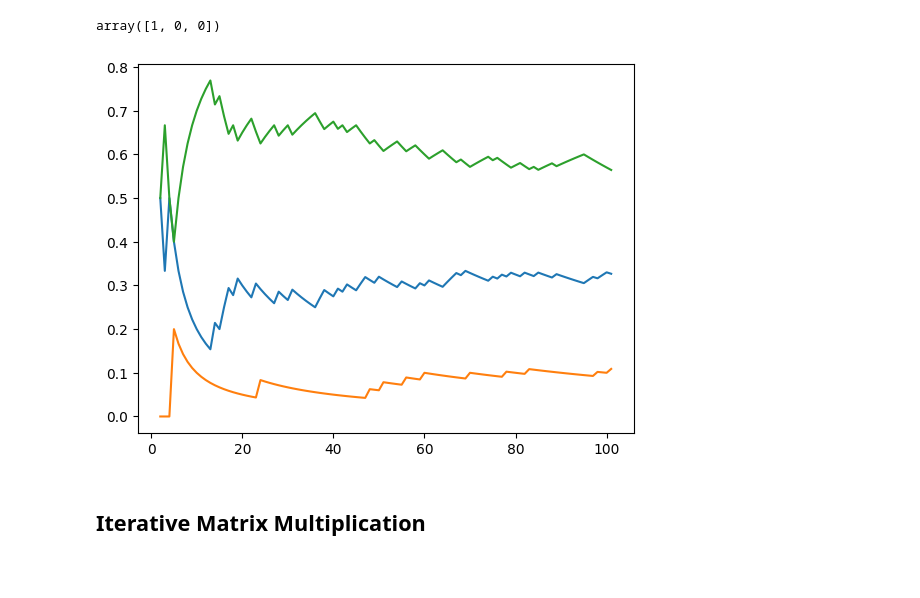
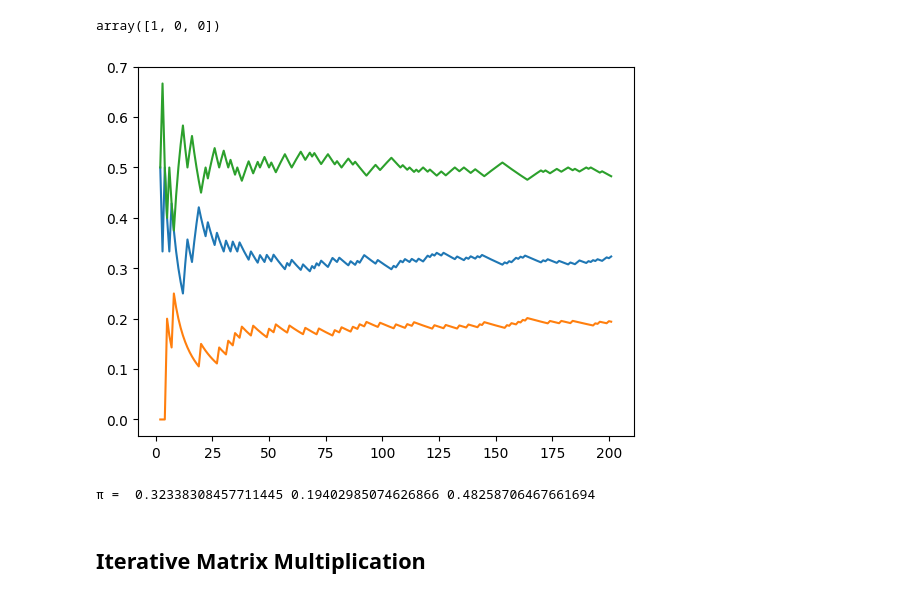
Before and after one commit to QuantFinanceSocietySouthampton/QuantFinanceModel, a Jupyter notebook: Adethya_Workshop.ipynb, the cells around one changed output. Saved outputs shown, nothing was run; the diff lists cells and outputs as text; code cells hidden in the pictures; blank space fills up the shorter version.

```diff
--- a/Adethya_Workshop.ipynb
+++ b/Adethya_Workshop.ipynb
@@ -276,22 +291,24 @@ array([1, 0, 0])
 # %%
 C = []
 W = []
 S = []
 Y = []
 
-for i in range(0, 100):
+for i in range(0, 200):
     curr_state = np.random.choice([0,1,2], p=A[curr_state])
     count[curr_state] += 1
     if i % 1**2 == 0:
         C.append(count[0]/np.sum(count))
         W.append(count[1]/np.sum(count))
         S.append(count[2]/np.sum(count))
         Y.append(np.sum(count))
 
 plt.plot(Y, C, Y, W, Y, S)
 plt.show()
+print("π = ", C[-1], W[-1], S[-1])
 # %% [output]
-[figure, old version]
+[figure, new version]
+π =  0.32338308457711445 0.19402985074626866 0.48258706467661694
 # %% [markdown]
 ## Iterative Matrix Multiplication
 # %%
```
Also changed, not shown: parts of 10 cells of this notebook.
